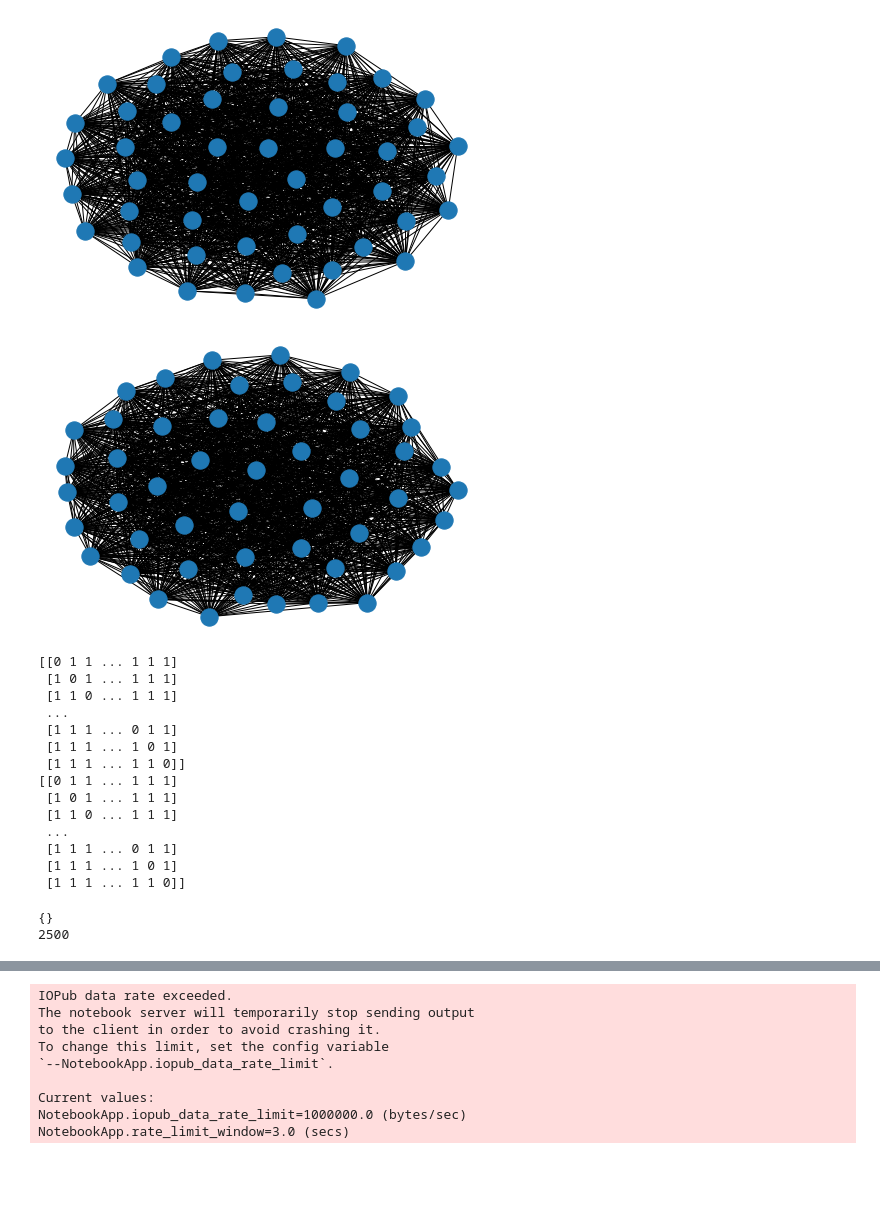
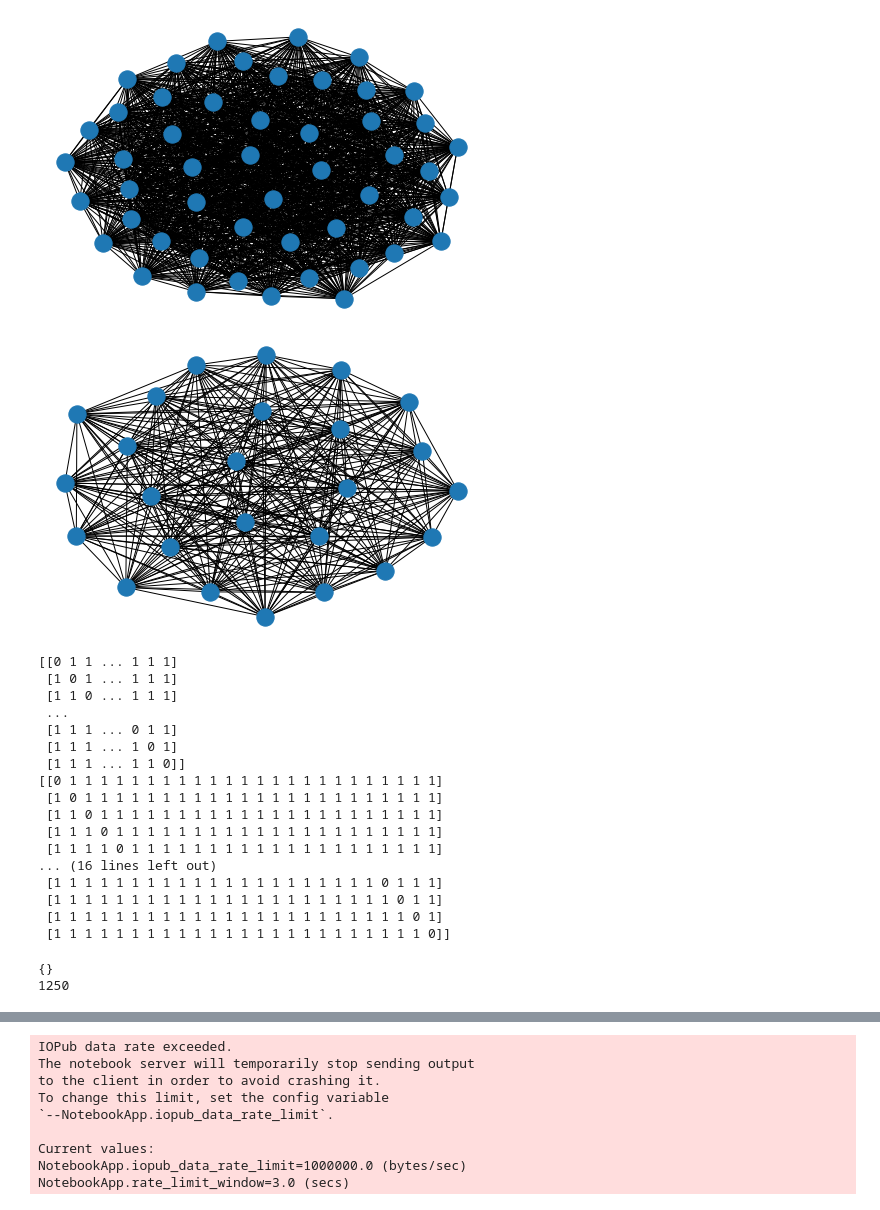
Before and after one commit to rajeshkpandey/AWESOME-FER, a Jupyter notebook: Epidemics_ABM.ipynb, the cells around one changed output, grey strips where cells are left out. Drawn from its saved outputs; the diff is of its cells as text; code cells hidden in the pictures; blank space fills up the shorter version.

```diff
--- a/Epidemics_ABM.ipynb
+++ b/Epidemics_ABM.ipynb
@@ -3,36 +3,36 @@
 # %%
 #Erdos-Renyi Graph in Networkx
 import random
 import copy
 from networkx import nx
 import matplotlib.pyplot as plt
 
 N = 50  # 50 Indian Cities
 K = 25000  # 400000 Agents(people under influence)
 #M = 30  # 30 Edges
-NN = 50 # 50 nodes contact network of Cities
+NN = 25 # 50 nodes contact network of Cities
 
 
 #Graph = nx.gnm_random_graph(N, M)
 
 P = 1 #Probabibilty for Node Connection in random graph
 PP = 1
 Graph = nx.erdos_renyi_graph(N,P) # Use Networkx to generate a random graph of N nodes being connected with probability P.
 GraphN = nx.erdos_renyi_graph(NN,PP)
 
 
 # some network properties
 #print("the adjacency list")
 #for line in nx.generate_adjlist(Graph):
 #    print(line)
 
 nx.draw(Graph)
 plt.show()
 nx.draw(GraphN)
 plt.show()
 # %% [output]
-[figure, old version]
+[figure, new version]
-[figure, old version]
+[figure, new version]
 # %%
 #!jupyter notebook --generate-config
 # %%
@@ -56,13 +56,16 @@ print(Adjacency_matrixN)
  [1 1 1 ... 0 1 1]
  [1 1 1 ... 1 0 1]
  [1 1 1 ... 1 1 0]]
-[[0 1 1 ... 1 1 1]
- [1 0 1 ... 1 1 1]
- [1 1 0 ... 1 1 1]
- ...
- [1 1 1 ... 0 1 1]
- [1 1 1 ... 1 0 1]
- [1 1 1 ... 1 1 0]]
+[[0 1 1 1 1 1 1 1 1 1 1 1 1 1 1 1 1 1 1 1 1 1 1 1 1]
+ [1 0 1 1 1 1 1 1 1 1 1 1 1 1 1 1 1 1 1 1 1 1 1 1 1]
+ [1 1 0 1 1 1 1 1 1 1 1 1 1 1 1 1 1 1 1 1 1 1 1 1 1]
+ [1 1 1 0 1 1 1 1 1 1 1 1 1 1 1 1 1 1 1 1 1 1 1 1 1]
+ [1 1 1 1 0 1 1 1 1 1 1 1 1 1 1 1 1 1 1 1 1 1 1 1 1]
+... (16 lines left out)
+ [1 1 1 1 1 1 1 1 1 1 1 1 1 1 1 1 1 1 1 1 1 0 1 1 1]
+ [1 1 1 1 1 1 1 1 1 1 1 1 1 1 1 1 1 1 1 1 1 1 0 1 1]
+ [1 1 1 1 1 1 1 1 1 1 1 1 1 1 1 1 1 1 1 1 1 1 1 0 1]
+ [1 1 1 1 1 1 1 1 1 1 1 1 1 1 1 1 1 1 1 1 1 1 1 1 0]]
 # %%
 #Empty Node Dictionary [ A Dictionary consisting list of agent states on Graph Nodes]
 Node = {}
@@ -74,7 +77,7 @@ for i in range(N):
 print(len(Node))
 # %% [output]
 {}
-2500
+1250
 # %%
 #Adding Viral_Index Randomly
 for i in range(N):
```
Also changed, not shown: parts of 5 cells of this notebook.
